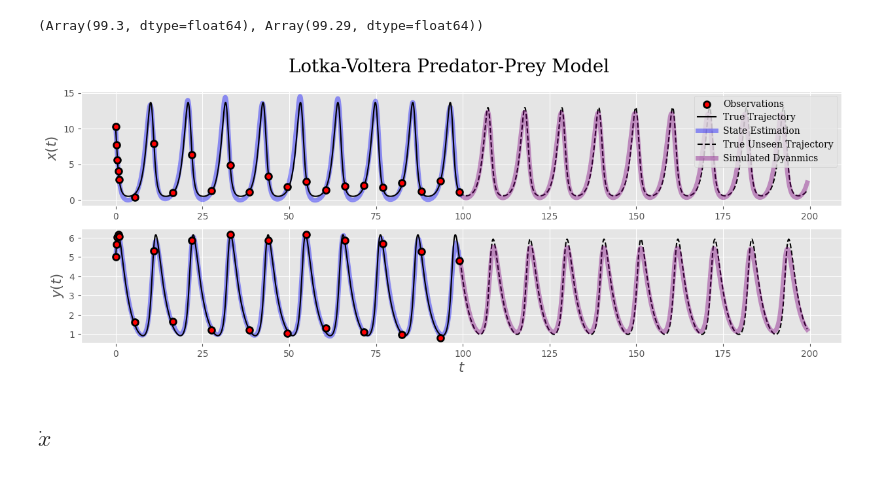
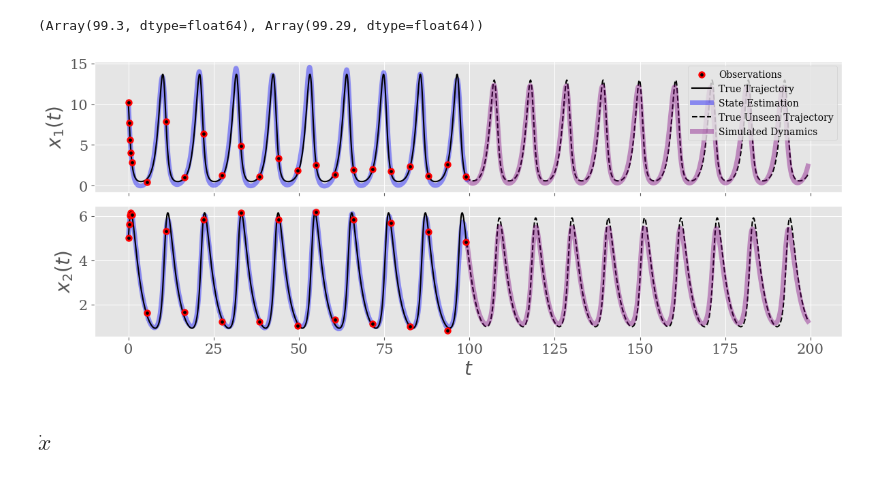
Before and after one commit to AHsu98/jsindy, a Jupyter notebook: paper-examples/preliminaries/lotka_volterra.ipynb, the cells around one changed output. Cells and saved outputs as stored; diff of their text form; code cells hidden in the pictures.

Commit message:
update lv figure

```diff
--- a/paper-examples/preliminaries/lotka_volterra.ipynb
+++ b/paper-examples/preliminaries/lotka_volterra.ipynb
@@ -2,6 +2,7 @@
 from exp.expdata import LotkaVolterraExp
 import matplotlib.pyplot as plt
 plt.style.use('ggplot')
+plt.rcParams['font.family'] = 'serif'
 import numpy as np
 from scipy.fft import fft, fftfreq
 from scipy.signal import find_peaks
@@ -9,7 +10,7 @@ from scipy.integrate import solve_ivp
 import jax.numpy as jnp
 import jax
 jax.config.update('jax_enable_x64',True)
-savefigs =False
+savefigs = True
 # %%
 noise = 0.2
 dt_train = 5.5 # from est_period / 2 + epsish
@@ -295,32 +296,40 @@ t_true[cutoff], t_true[:cutoff][-1]
 # %%
 cutoff = -75
 family='serif'
-fig, ax = plt.subplots(2,1, figsize=(15,5))
-ylabels = [r"$x(t)$", r"$y(t)$"]
+fig, ax = plt.subplots(2,1, figsize=(12,5),sharex=True)
+ylabels = [r"$x_1(t)$", r"$x_2(t)$"]
 for idx in range(2):
-    ax[idx].scatter(t_train, x_train[:,idx],facecolors='red',edgecolors='black',lw=2, label='Observations',s=50,zorder=3)
+    ax[idx].scatter(t_train, x_train[:,idx],facecolors='black',edgecolors='red',lw=2, label='Observations',s=30,zorder=3)
 
     ax[idx].plot(t_true[:cutoff], x_true[:cutoff,idx], label='True Trajectory',c='black',zorder=2)
     ax[idx].plot(t_true[:cutoff], x_pred[:cutoff,idx], label='State Estimation', linestyle='-',c='blue', alpha=0.4,lw=5,zorder=1)
 
     # extension
     t_extend = t_true + t_true[cutoff]
     ax[idx].plot(t_extend,x_true_extend[:,idx], c='black', linestyle='--', label='True Unseen Trajectory')
 
-    ax[idx].plot(t_extend,x_sim_extend[:,idx],c='purple',alpha=0.4, lw=5,linestyle='-',label='Simulated Dyanmics')
+    ax[idx].plot(t_extend,x_sim_extend[:,idx],c='purple',alpha=0.4, lw=5,linestyle='-',label='Simulated Dynamics')
 
     ax[idx].grid(True)
-    ax[idx].set_ylabel(ylabels[idx], size=15, family=family)
+    ax[idx].set_ylabel(ylabels[idx], size=20, family=family)
     if idx==0:
-        ax[idx].legend(prop={'family':family})
+        # after the plotting loop, or inside the idx == 1 block:
+        ax[0].set_yticks([0, 5, 10, 15])
+
+        ax[idx].legend(prop={'family':family},loc='upper right')
     if idx == 1:
-        ax[idx].set_xlabel(r"$t$",size=15, family=family)
-plt.suptitle("Lotka-Voltera Predator-Prey Model", family=family,size=20)
+        ax[idx].set_xlabel(r"$t$",size=20, family=family)
+# plt.suptitle("Lotka-Voltera Predator-Prey Model", family=family,size=20)
+
+ax[0].tick_params(axis='both', labelsize=15)
+ax[1].tick_params(axis='both', labelsize=15)
+
+plt.tight_layout()
 if savefigs:
     plt.savefig(f"figures_lv/lv_noise_{noise}_dt_{dt_train}_t1_{t1}_unseen_traj.pdf")
 plt.show()
 # %% [output]
-[figure, old version]
+[figure, new version]
 # %% [markdown]
 ## $\dot{x}$
 # %%
```
Also changed, not shown: parts of 12 cells of this notebook, 3 other files.
